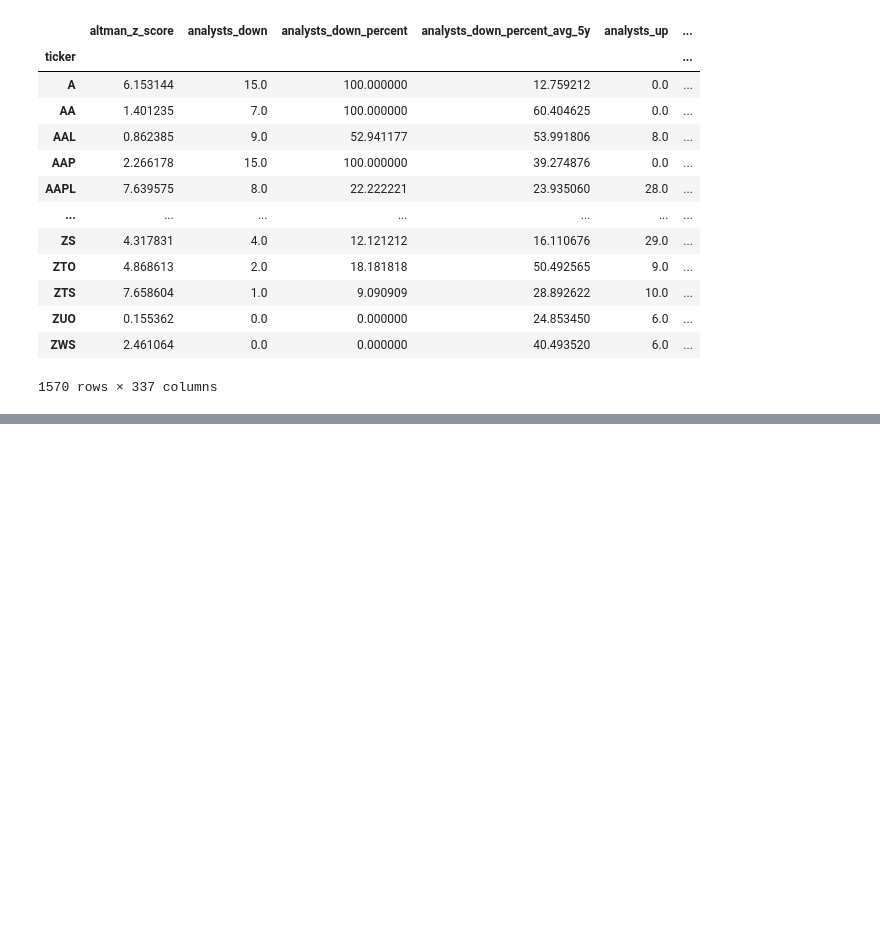
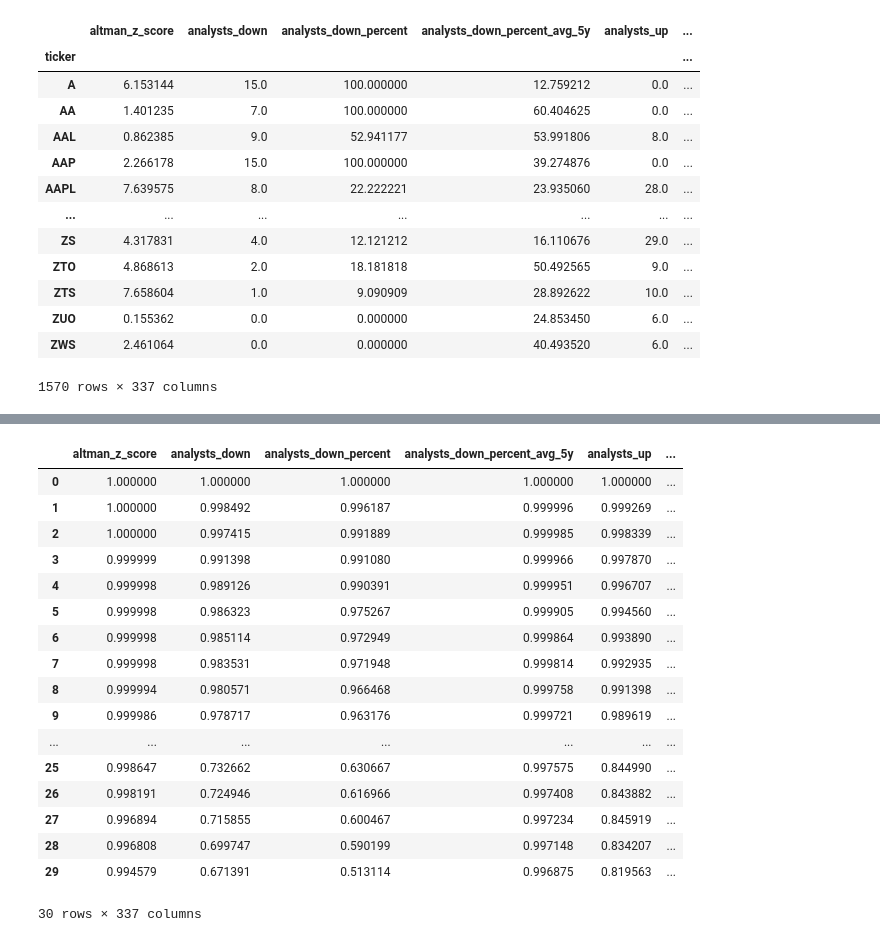
Before and after one commit to QuantBears/data-analysis, a Jupyter notebook: EDA/2023-10-10/auto_corr.ipynb, the cells around one changed output, grey strips where cells are left out. Cells and saved outputs as stored; diff of their text form; code cells hidden in the pictures; blank space fills up the shorter version.

```diff
--- a/EDA/2023-10-10/auto_corr.ipynb
+++ b/EDA/2023-10-10/auto_corr.ipynb
@@ -105 +110,22 @@ Text(0, 0.5, 'Pearson')
+# %%
+corr_df
+# %% [output]
+|  | altman_z_score | analysts_down | analysts_down_percent | analysts_down_percent_avg_5y | analysts_up | ... |
+| 0 | 1.000000 | 1.000000 | 1.000000 | 1.000000 | 1.000000 | ... |
+| 1 | 1.000000 | 0.998492 | 0.996187 | 0.999996 | 0.999269 | ... |
+| 2 | 1.000000 | 0.997415 | 0.991889 | 0.999985 | 0.998339 | ... |
+| 3 | 0.999999 | 0.991398 | 0.991080 | 0.999966 | 0.997870 | ... |
+| 4 | 0.999998 | 0.989126 | 0.990391 | 0.999951 | 0.996707 | ... |
+| 5 | 0.999998 | 0.986323 | 0.975267 | 0.999905 | 0.994560 | ... |
+| 6 | 0.999998 | 0.985114 | 0.972949 | 0.999864 | 0.993890 | ... |
+| 7 | 0.999998 | 0.983531 | 0.971948 | 0.999814 | 0.992935 | ... |
+| 8 | 0.999994 | 0.980571 | 0.966468 | 0.999758 | 0.991398 | ... |
+| 9 | 0.999986 | 0.978717 | 0.963176 | 0.999721 | 0.989619 | ... |
+| ... | ... | ... | ... | ... | ... | ... |
+| 25 | 0.998647 | 0.732662 | 0.630667 | 0.997575 | 0.844990 | ... |
+| 26 | 0.998191 | 0.724946 | 0.616966 | 0.997408 | 0.843882 | ... |
+| 27 | 0.996894 | 0.715855 | 0.600467 | 0.997234 | 0.845919 | ... |
+| 28 | 0.996808 | 0.699747 | 0.590199 | 0.997148 | 0.834207 | ... |
+| 29 | 0.994579 | 0.671391 | 0.513114 | 0.996875 | 0.819563 | ... |
+30 rows × 337 columns
 # %%
```
Also changed, not shown: parts of 19 cells of this notebook, 1 other file.
